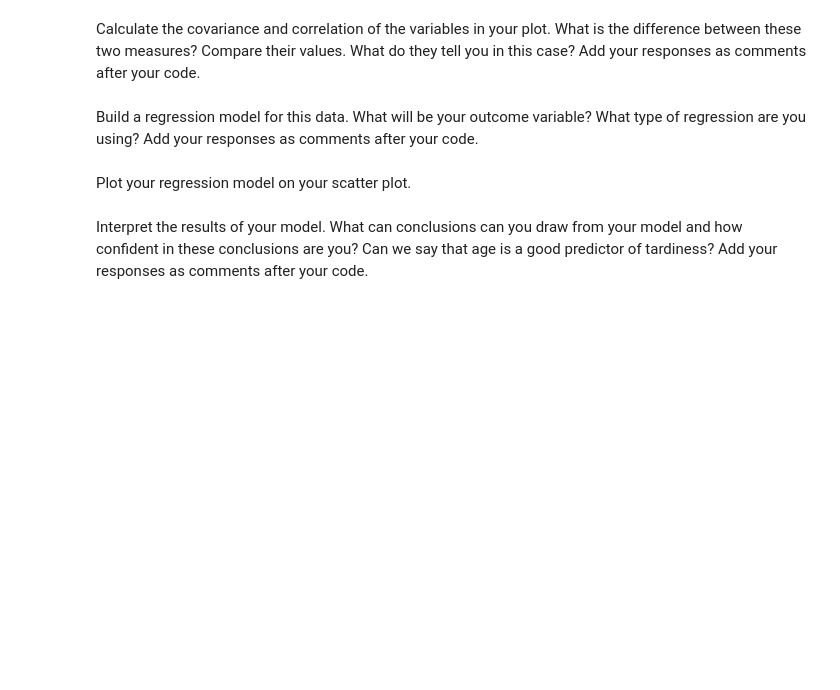
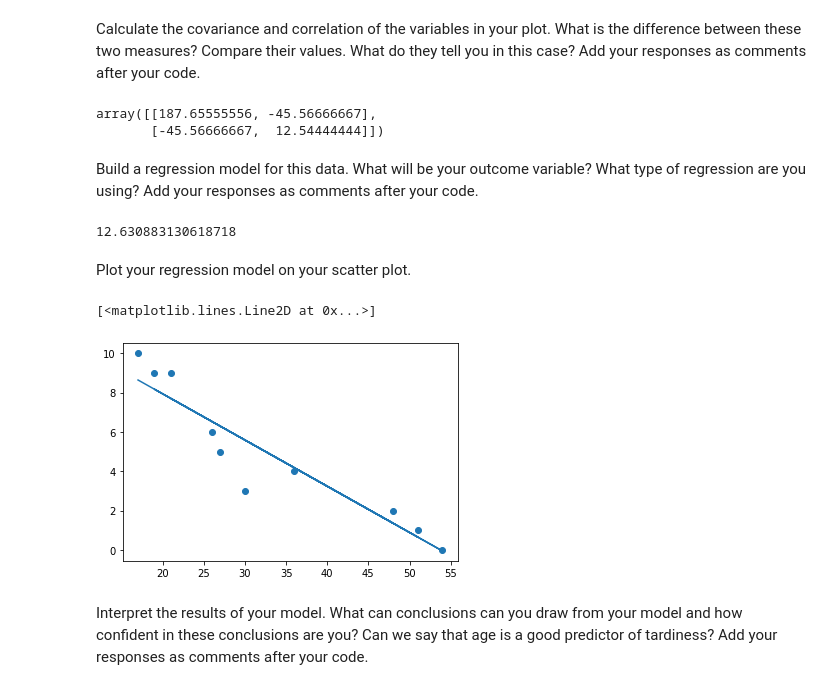
Before and after one commit to ta-data-lis/lab-regression-analysis, a Jupyter notebook: your-code/challenge1.ipynb, the cells around one changed output. Cells and saved outputs as stored; diff of their text form; code cells hidden in the pictures; blank space fills up the shorter version.

Commit message:
[lab-regression-analysis] Robson Feliciano

```diff
--- a/your-code/challenge1.ipynb
+++ b/your-code/challenge1.ipynb
@@ -43,8 +66,12 @@ Calculate the covariance and correlation of the variables in your plot. What is
 # %%
 # Your response here.
 #correlation:
-
+student_data.corr()
 
 #covariance:
+np.cov(student_data['Age'],student_data['Tardies'])
+# %% [output]
+array([[187.65555556, -45.56666667],
+       [-45.56666667,  12.54444444]])
 # %% [markdown]
 Build a regression model for this data. What will be your outcome variable? What type of regression are you using? Add your responses as comments after your code.
@@ -53,2 +78,16 @@ Build a regression model for this data. What will be your outcome variable? What
+# %%
+# Your response here.
+from sklearn.model_selection import train_test_split
+from sklearn.linear_model import LinearRegression
+X = np.array(student_data['Age']).reshape(-1, 1)
+y = student_data['Tardies']
+X_train, X_test, y_train, y_test = train_test_split(X, y, test_size=0.4, random_state=101)
+lm = LinearRegression()
+lm.fit(X_train,y_train)
+print(lm.intercept_)
+coeff_df = pd.DataFrame(lm.coef_)
+# I did a liner regressation, because the points are close to a line.
+# %% [output]
+12.630883130618718
 # %% [markdown]
 Plot your regression model on your scatter plot.
@@ -57,2 +94,10 @@ Plot your regression model on your scatter plot.
+# %%
+# Your code here.
+predictions = lm.predict(X)
+plt.scatter(X,y)
+plt.plot(X,predictions)
+# %% [output]
+[<matplotlib.lines.Line2D at 0x...>]
+[figure, added]
 # %% [markdown]
 Interpret the results of your model. What can conclusions can you draw from your model and how confident in these conclusions are you? Can we say that age is a good predictor of tardiness? Add your responses as comments after your code.
```
Also changed, not shown: parts of 26 cells of this notebook.
